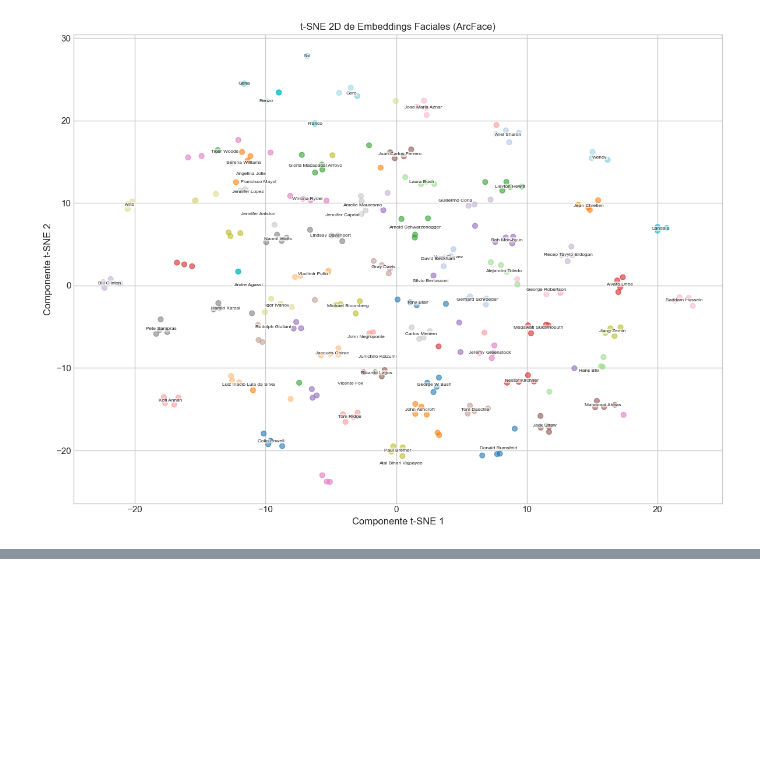
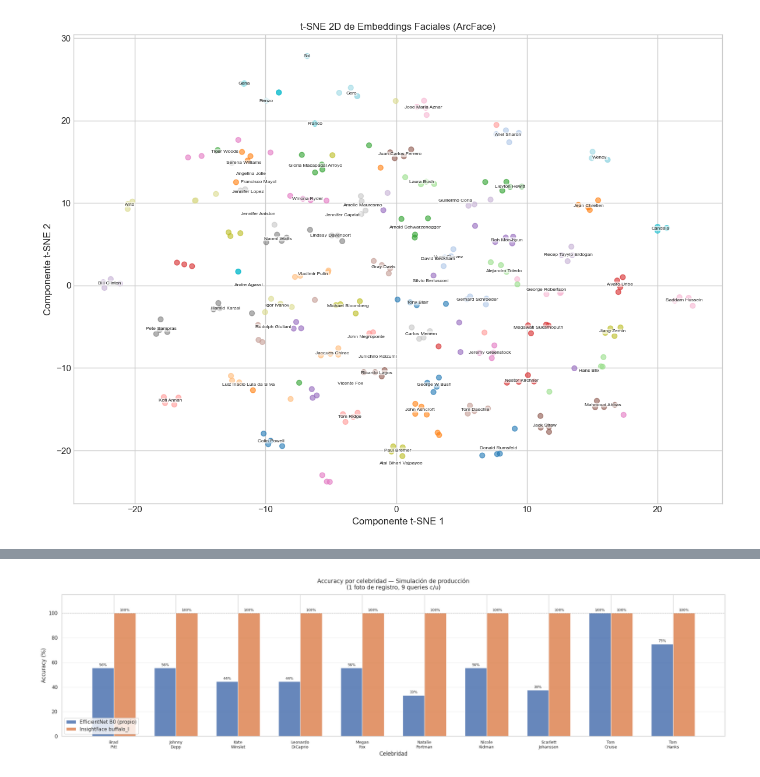
Before and after one commit to Juanmora29/tuia-face-recognition-app, a Jupyter notebook: train.ipynb, the cells around one changed output, grey strips where cells are left out. Saved outputs shown, nothing was run; the diff lists cells and outputs as text; code cells hidden in the pictures; blank space fills up the shorter version.

Commit message:
Comparison between the tuned model and Insight Face's buffalo_l

```diff
--- a/train.ipynb
+++ b/train.ipynb
@@ -895,0 +1341,37 @@ Calculando t-SNE en 2D...
+# %%
+# Barras: accuracy por celebridad para cada modelo
+
+def _per_celeb_acc(results):
+    counts = defaultdict(lambda: [0, 0])
+    for true, pred, _, __ in results:
+        counts[true][1] += 1
+        counts[true][0] += int(true == pred)
+    return {k: v[0]/v[1]*100 for k, v in counts.items()}
+
+acc_own = _per_celeb_acc(results_own)
+acc_ins = _per_celeb_acc(results_insight)
+celebs  = sorted(set(acc_own) | set(acc_ins))
+x, w    = np.arange(len(celebs)), 0.35
+
+fig, ax = plt.subplots(figsize=(max(10, len(celebs) * 2.2), 6))
+b1 = ax.bar(x - w/2, [acc_own.get(c,0) for c in celebs], w,
+            label="EfficientNet B0 (propio)", color="#4C72B0", alpha=0.85)
+b2 = ax.bar(x + w/2, [acc_ins.get(c,0) for c in celebs], w,
+            label="InsightFace buffalo_l",    color="#DD8452", alpha=0.85)
+
+ax.set_xticks(x)
+ax.set_xticklabels([c.replace("_", "\n") for c in celebs], fontsize=9)
+ax.set_ylim(0, 115)
+ax.set_ylabel("Accuracy (%)", fontsize=12)
+ax.set_xlabel("Celebridad",   fontsize=12)
+ax.set_title("Accuracy por celebridad — Simulación de producción\n"
+             f"(1 foto de registro, {MAX_IMGS-1} queries c/u)", fontsize=13, pad=12)
+ax.axhline(100, color="gray", linestyle="--", lw=0.8, alpha=0.5)
+ax.legend(fontsize=11)
+ax.bar_label(b1, fmt="%.0f%%", padding=3, fontsize=8)
+ax.bar_label(b2, fmt="%.0f%%", padding=3, fontsize=8)
+ax.grid(axis="y", alpha=0.3)
+plt.tight_layout()
+plt.show()
+# %% [output]
+[figure, added]
```
Also changed, not shown: parts of 36 cells of this notebook, 2 other files.
